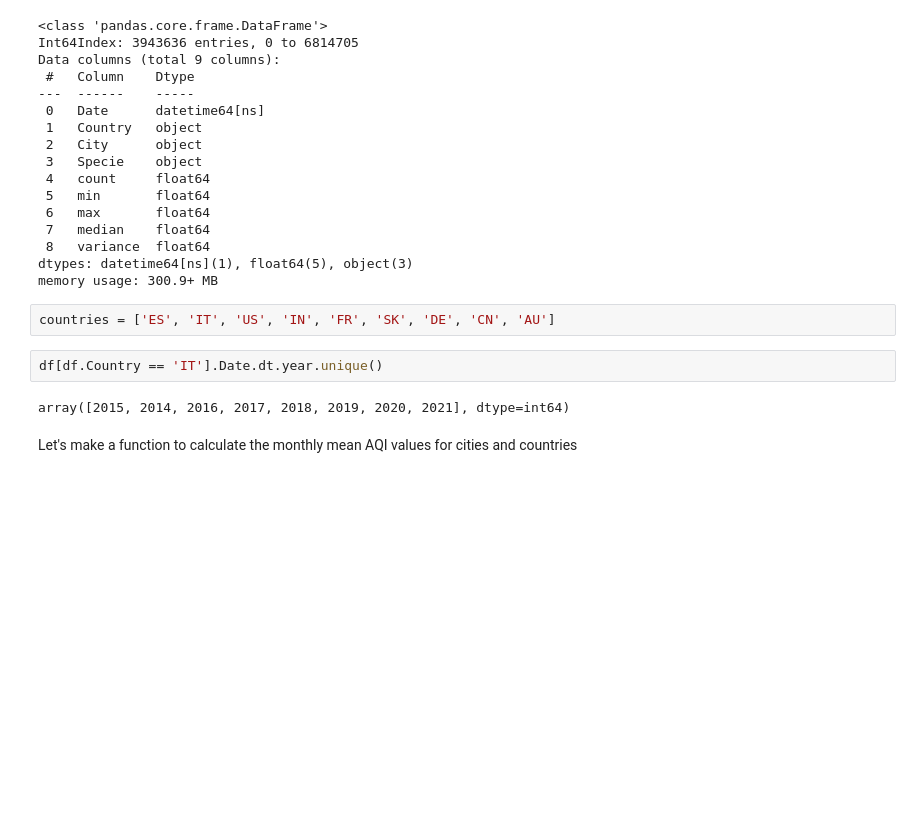
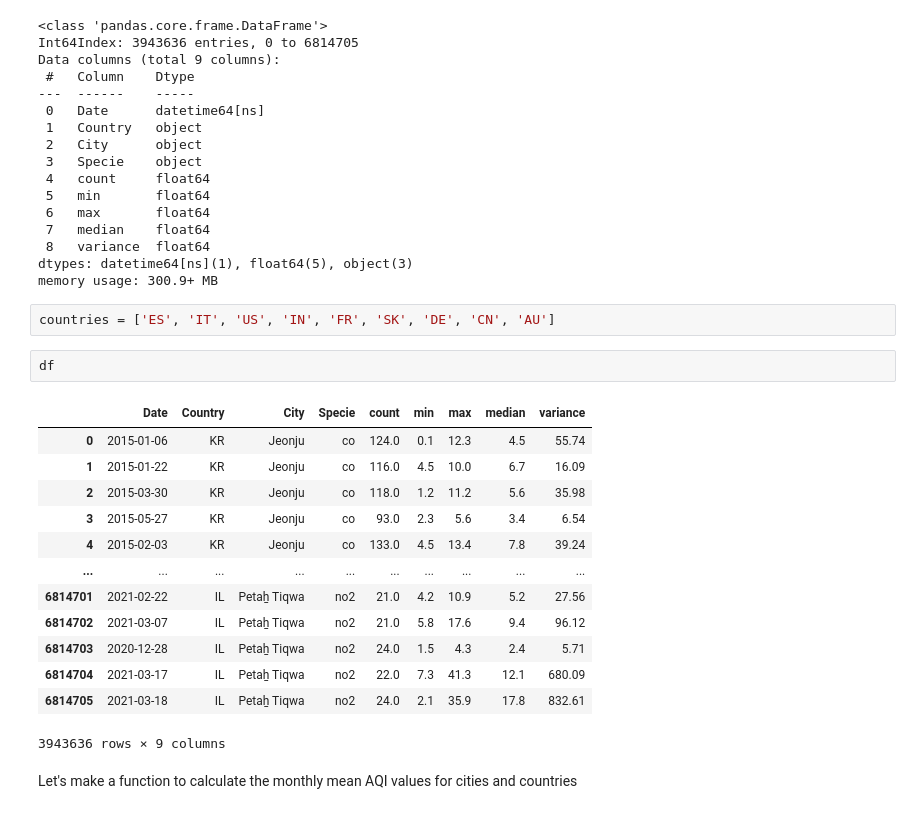
Before and after one commit to PabloVales/Air_Pollution_Covid, a Jupyter notebook: Untitled.ipynb, the cells around one changed output. Saved outputs shown, nothing was run; the diff lists cells and outputs as text; blank space fills up the shorter version.

```diff
--- a/Untitled.ipynb
+++ b/Untitled.ipynb
@@ -198,10 +199,22 @@ dtypes: datetime64[ns](1), float64(5), object(3)
 memory usage: 300.9+ MB
 # %%
 countries = ['ES', 'IT', 'US', 'IN', 'FR', 'SK', 'DE', 'CN', 'AU']
-# %%
-df[df.Country == 'IT'].Date.dt.year.unique()
-# %% [output]
-array([2015, 2014, 2016, 2017, 2018, 2019, 2020, 2021], dtype=int64)
+# %%
+df
+# %% [output]
+|  | Date | Country | City | Specie | count | min | max | median | variance |
+| 0 | 2015-01-06 | KR | Jeonju | co | 124.0 | 0.1 | 12.3 | 4.5 | 55.74 |
+| 1 | 2015-01-22 | KR | Jeonju | co | 116.0 | 4.5 | 10.0 | 6.7 | 16.09 |
+| 2 | 2015-03-30 | KR | Jeonju | co | 118.0 | 1.2 | 11.2 | 5.6 | 35.98 |
+| 3 | 2015-05-27 | KR | Jeonju | co | 93.0 | 2.3 | 5.6 | 3.4 | 6.54 |
+| 4 | 2015-02-03 | KR | Jeonju | co | 133.0 | 4.5 | 13.4 | 7.8 | 39.24 |
+| ... | ... | ... | ... | ... | ... | ... | ... | ... | ... |
+| 6814701 | 2021-02-22 | IL | Petaẖ Tiqwa | no2 | 21.0 | 4.2 | 10.9 | 5.2 | 27.56 |
+| 6814702 | 2021-03-07 | IL | Petaẖ Tiqwa | no2 | 21.0 | 5.8 | 17.6 | 9.4 | 96.12 |
+| 6814703 | 2020-12-28 | IL | Petaẖ Tiqwa | no2 | 24.0 | 1.5 | 4.3 | 2.4 | 5.71 |
+| 6814704 | 2021-03-17 | IL | Petaẖ Tiqwa | no2 | 22.0 | 7.3 | 41.3 | 12.1 | 680.09 |
+| 6814705 | 2021-03-18 | IL | Petaẖ Tiqwa | no2 | 24.0 | 2.1 | 35.9 | 17.8 | 832.61 |
+3943636 rows × 9 columns
 # %% [markdown]
 Let's make a function to calculate the monthly mean AQI values for cities and countries
 # %%
```
Also changed, not shown: parts of 35 cells of this notebook, 2 other files.
